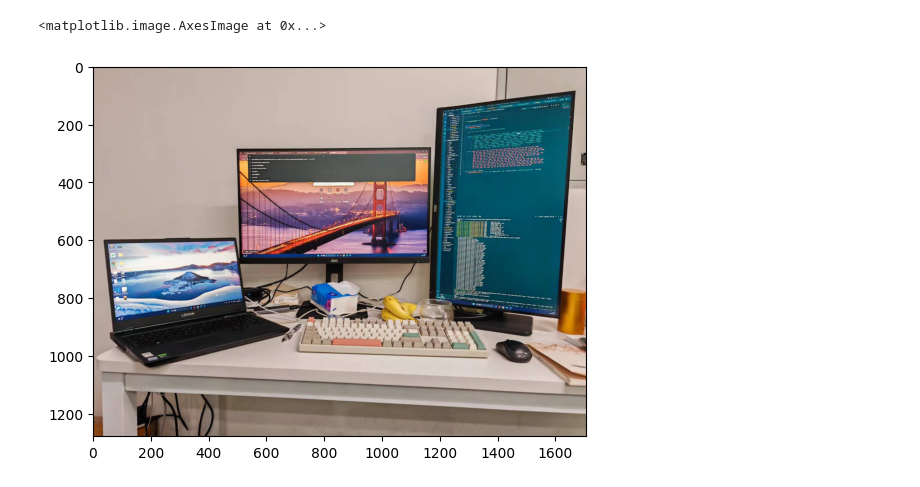
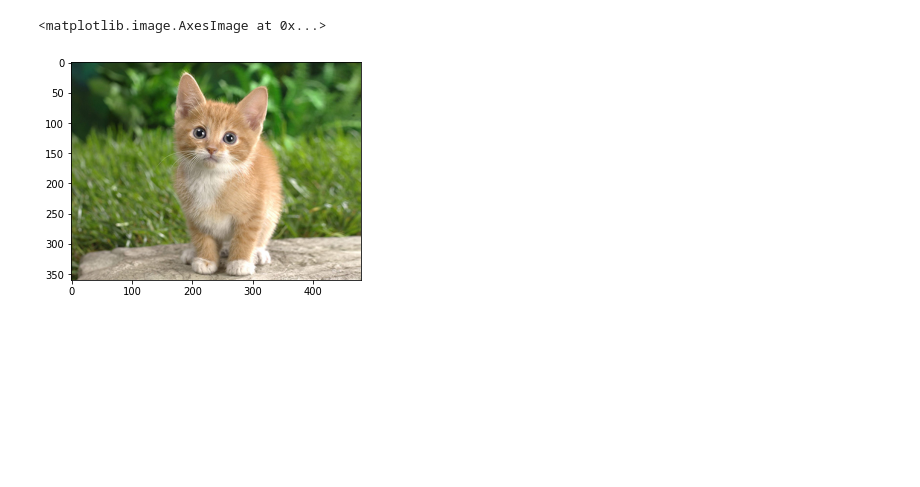
Before and after one commit to goodstudent9/lang-seg, a Jupyter notebook: lseg_demo.ipynb, the cells around one changed output. Saved outputs shown, nothing was run; the diff lists cells and outputs as text; code cells hidden in the pictures; blank space fills up the shorter version.

```diff
--- a/lseg_demo.ipynb
+++ b/lseg_demo.ipynb
@@ -352,23 +350,23 @@ LSeg_MultiEvalModule(
   )
 )
 # %%
-img_path = '/home/SegCLIP/demo/examples/lab_desk.jpg'
+img_path = 'inputs/cat1.jpeg'
 #img_path = 'inputs/catdog.png'
 crop_size = 480
 padding = [0.0] * 3
 image = Image.open(img_path)
 image = np.array(image)
 transform = transforms.Compose(
     [
         transforms.ToTensor(),
         transforms.Normalize([0.5, 0.5, 0.5], [0.5, 0.5, 0.5]),
     ]
 )
 image = transform(image).unsqueeze(0)
 img = image[0].permute(1,2,0)
 img = img * 0.5 + 0.5
 plt.imshow(img)
 # %% [output]
 <matplotlib.image.AxesImage at 0x...>
-[figure, old version]
+[figure, new version]
 # %%
```
Also changed, not shown: parts of 6 cells of this notebook, 11 other files.
